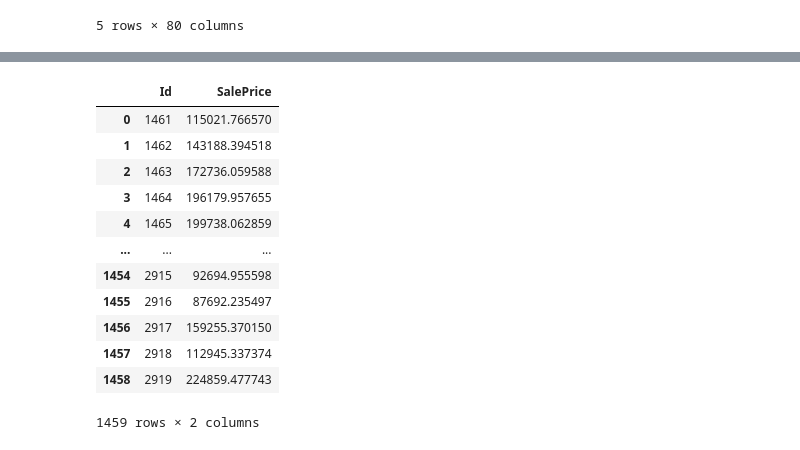
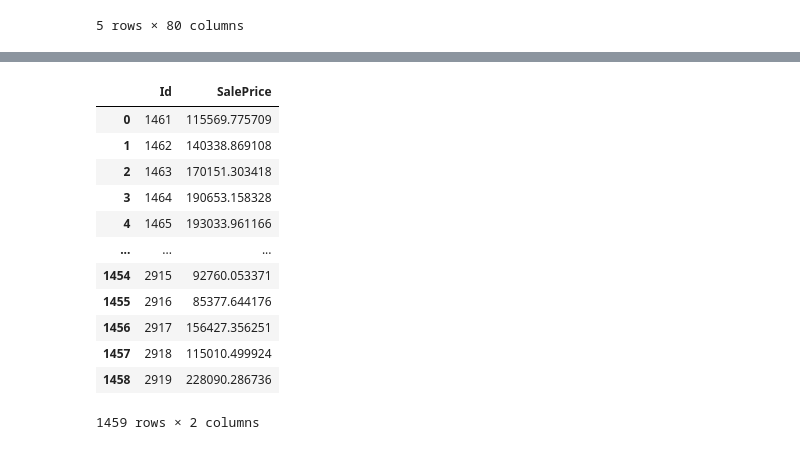
Before and after one commit to JimGile/group3-project2-ml, a Jupyter notebook: jim/notebooks/house_prices_eda.ipynb, the cells around one changed output, grey strips where cells are left out. Drawn from its saved outputs; the diff is of its cells as text; code cells hidden in the pictures.

```diff
--- a/jim/notebooks/house_prices_eda.ipynb
+++ b/jim/notebooks/house_prices_eda.ipynb
@@ -155,5 +155,0 @@ col_info_df
-# %%
-# Set pruning thresholds on the eda object according to column data type and cardinality
-eda.prune_threshold_categorical = 0.9
-eda.prune_threshold_numerical = 0.95
-eda.prune_threshold_pct_missing = 0.8
@@ -260,5 +156,8 @@ imp_features_list
 # %%
+# Update EDA object with selected features
+eda.selected_feature_list = selected_features
+
 # Now get the list of important ordinal columns
-final_ordinal_cols = eda.get_final_ordinal_col_names(imp_features_list)
+final_ordinal_cols = eda.get_final_ordinal_col_names(selected_features)
 len(final_ordinal_cols), final_ordinal_cols
 # %% [output]
@@ -279,13 +177,12 @@ len(final_ordinal_cols), final_ordinal_cols
 ## Perform final EDA with selected features and ordinal columns
 # %%
 # Reset transformer properties to use the selected columns and ordinal columns
-eda.selected_feature_list = imp_features_list
-eda.ordinal_encoding_cols = {}
+eda.ordinal_encoding_col_dict = {}
 for col_name in final_ordinal_cols:
     eda.add_ordinal_encoding_column(col_name, None)
 
-feature_transformer = eda.create_feature_transformer()
-feature_transformer
+eda.feature_transformer = eda.create_feature_transformer()
+eda.feature_transformer
 # %% [output]
 ColumnTransformer(transformers=[('numerical',
                                  Pipeline(memory='named_steps',
@@ -324,7 +227,7 @@ train_full_df = pd.read_csv('../data/train.csv')
 
 # Create an instance of RegressorMultiModelEvaluator and set various properties
 reg = RegressorMultiModelEvaluator(train_full_df, target_column='SalePrice')
-reg.set_column_transformer_properties(selected_feature_list=imp_features_list, ordinal_feature_list=final_ordinal_cols)
+reg.set_column_transformer_properties(selected_feature_list=selected_features, ordinal_feature_list=final_ordinal_cols)
 reg.set_target_column_transformer(eda.target_transformer)
 # %%
 # Create a dict of models to test
@@ -378,22 +281,22 @@ array([115021.76657031, 143188.39451767, 172736.05958789, ...,
 # %%
 # Prepare submission file
 new_submission_df = pd.DataFrame({
     'Id': test_full_df['Id'],
     'SalePrice': predictions
 })
-new_submission_df.to_csv('../data/new_submission_2.csv', index=False)
+new_submission_df.to_csv('../data/new_submission_3.csv', index=False)
 new_submission_df
 # %% [output]
 |  | Id | SalePrice |
-| 0 | 1461 | 115021.766570 |
-| 1 | 1462 | 143188.394518 |
-| 2 | 1463 | 172736.059588 |
-| 3 | 1464 | 196179.957655 |
-| 4 | 1465 | 199738.062859 |
+| 0 | 1461 | 115569.775709 |
+| 1 | 1462 | 140338.869108 |
+| 2 | 1463 | 170151.303418 |
+| 3 | 1464 | 190653.158328 |
+| 4 | 1465 | 193033.961166 |
 | ... | ... | ... |
-| 1454 | 2915 | 92694.955598 |
-| 1455 | 2916 | 87692.235497 |
-| 1456 | 2917 | 159255.370150 |
-| 1457 | 2918 | 112945.337374 |
-| 1458 | 2919 | 224859.477743 |
+| 1454 | 2915 | 92760.053371 |
+| 1455 | 2916 | 85377.644176 |
+| 1456 | 2917 | 156427.356251 |
+| 1457 | 2918 | 115010.499924 |
+| 1458 | 2919 | 228090.286736 |
 1459 rows × 2 columns
```
Also changed, not shown: parts of 38 cells of this notebook, 2 other files.
